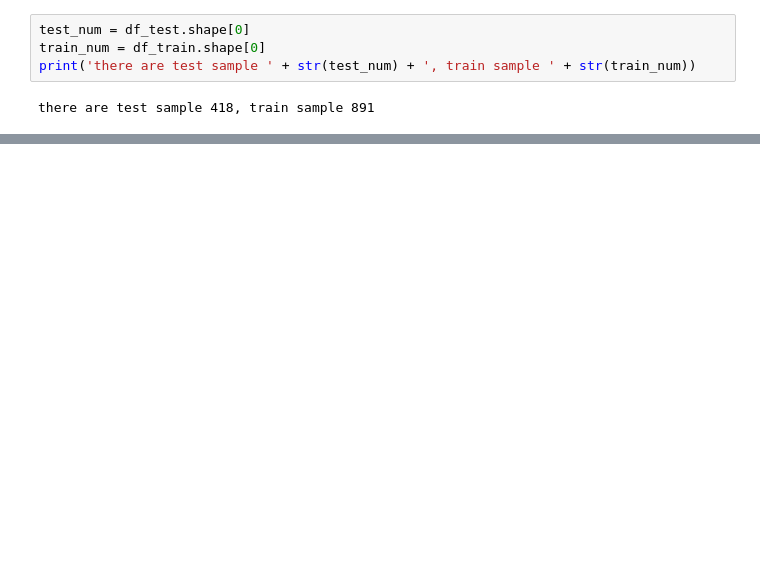
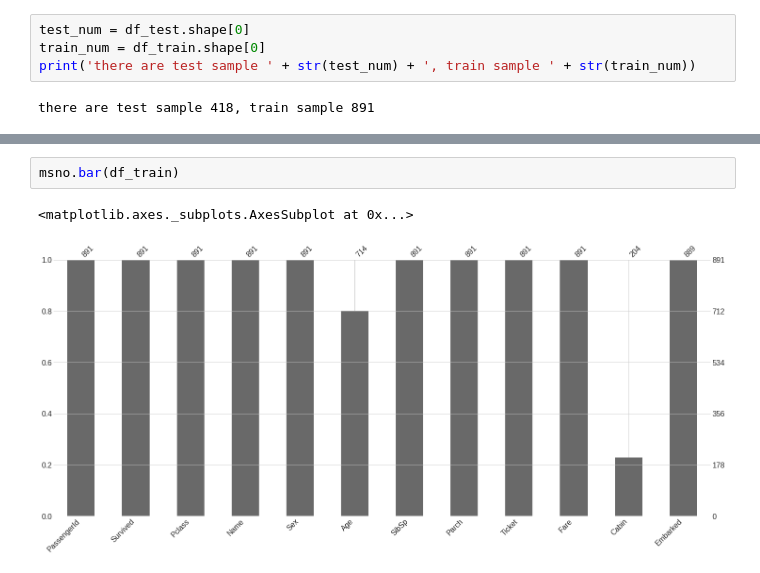
Before and after one commit to A01706648/TC3006C_Deliver, a Jupyter notebook: CleanData/CleanData.ipynb, the cells around one changed output, grey strips where cells are left out. Drawn from its saved outputs; the diff is of its cells as text; blank space fills up the shorter version.

```diff
--- a/CleanData/CleanData.ipynb
+++ b/CleanData/CleanData.ipynb
@@ -165,0 +226,5 @@ there are test sample 418, train sample 891
+# %%
+msno.bar(df_train)
+# %% [output]
+<matplotlib.axes._subplots.AxesSubplot at 0x...>
+[figure, added]
```
Also changed, not shown: parts of 14 cells of this notebook.
